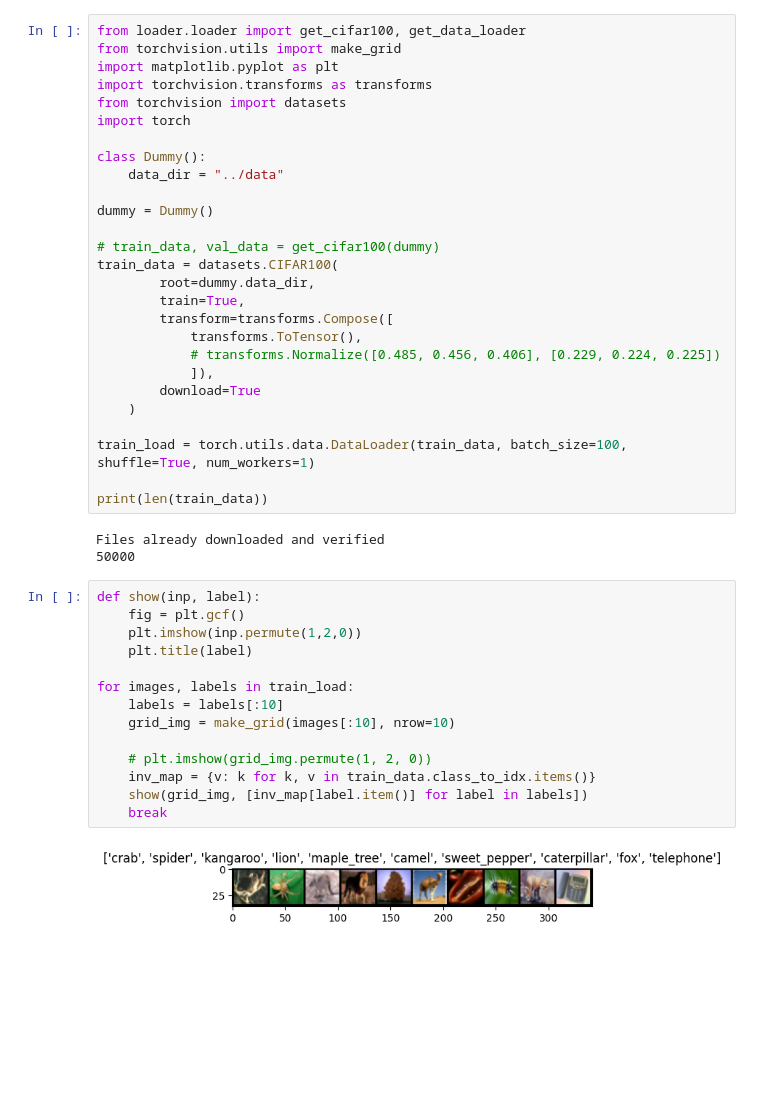
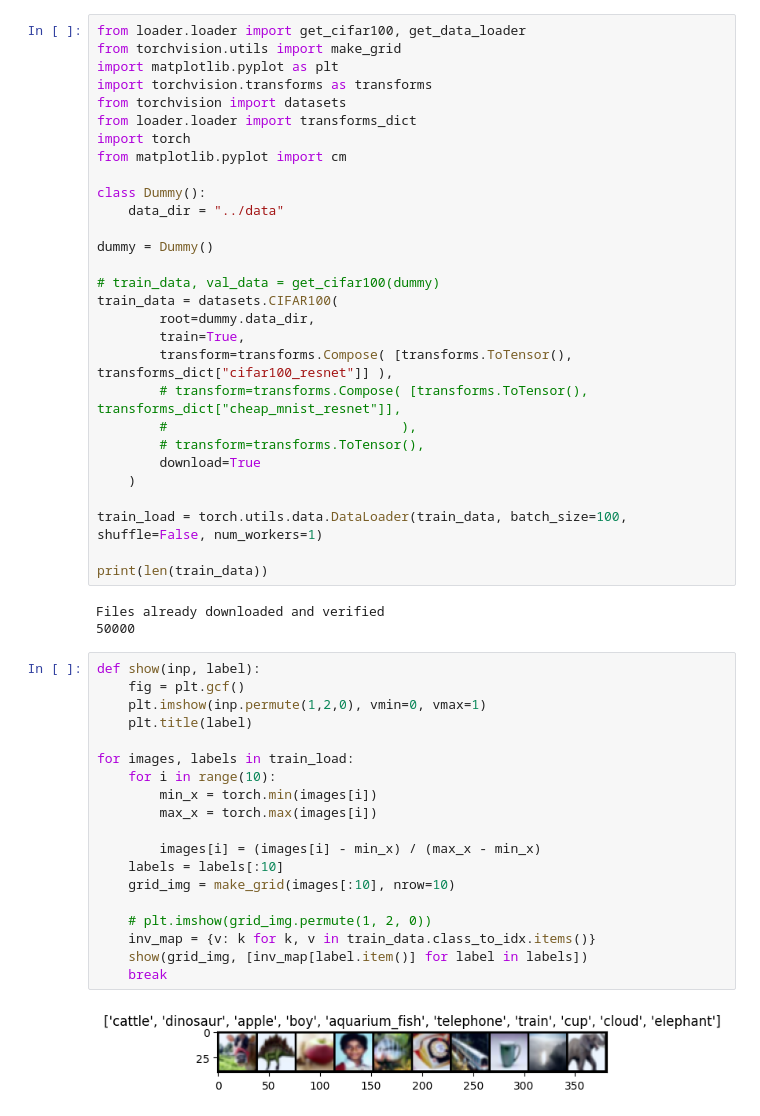
Before and after one commit to Simonbolsen/P8, a Jupyter notebook: src/sanity_book.ipynb, the cells around one changed output. Saved outputs shown, nothing was run; the diff lists cells and outputs as text; blank space fills up the shorter version.

```diff
--- a/src/sanity_book.ipynb
+++ b/src/sanity_book.ipynb
@@ -4,7 +4,9 @@ from torchvision.utils import make_grid
 import matplotlib.pyplot as plt
 import torchvision.transforms as transforms
 from torchvision import datasets
+from loader.loader import transforms_dict
 import torch
+from matplotlib.pyplot import cm
 
 class Dummy():
     data_dir = "../data"
@@ -15,14 +17,14 @@ dummy = Dummy()
 train_data = datasets.CIFAR100(
         root=dummy.data_dir,
         train=True,
-        transform=transforms.Compose([
-            transforms.ToTensor(),
-            # transforms.Normalize([0.485, 0.456, 0.406], [0.229, 0.224, 0.225])
-            ]),
+        transform=transforms.Compose( [transforms.ToTensor(), transforms_dict["cifar100_resnet"]] ),
+        # transform=transforms.Compose( [transforms.ToTensor(), transforms_dict["cheap_mnist_resnet"]],
+        #                              ),
+        # transform=transforms.ToTensor(),
         download=True
     )
 
-train_load = torch.utils.data.DataLoader(train_data, batch_size=100, shuffle=True, num_workers=1)
+train_load = torch.utils.data.DataLoader(train_data, batch_size=100, shuffle=False, num_workers=1)
 
 print(len(train_data))
 # %% [output]
@@ -31,16 +33,21 @@ Files already downloaded and verified
 # %%
 def show(inp, label):
     fig = plt.gcf()
-    plt.imshow(inp.permute(1,2,0))
+    plt.imshow(inp.permute(1,2,0), vmin=0, vmax=1)
     plt.title(label)
 
 for images, labels in train_load:
+    for i in range(10):
+        min_x = torch.min(images[i])
+        max_x = torch.max(images[i])
+
+        images[i] = (images[i] - min_x) / (max_x - min_x)
     labels = labels[:10]
     grid_img = make_grid(images[:10], nrow=10)
 
     # plt.imshow(grid_img.permute(1, 2, 0))
     inv_map = {v: k for k, v in train_data.class_to_idx.items()}
     show(grid_img, [inv_map[label.item()] for label in labels])
     break
 # %% [output]
-[figure, old version]
+[figure, new version]
```
